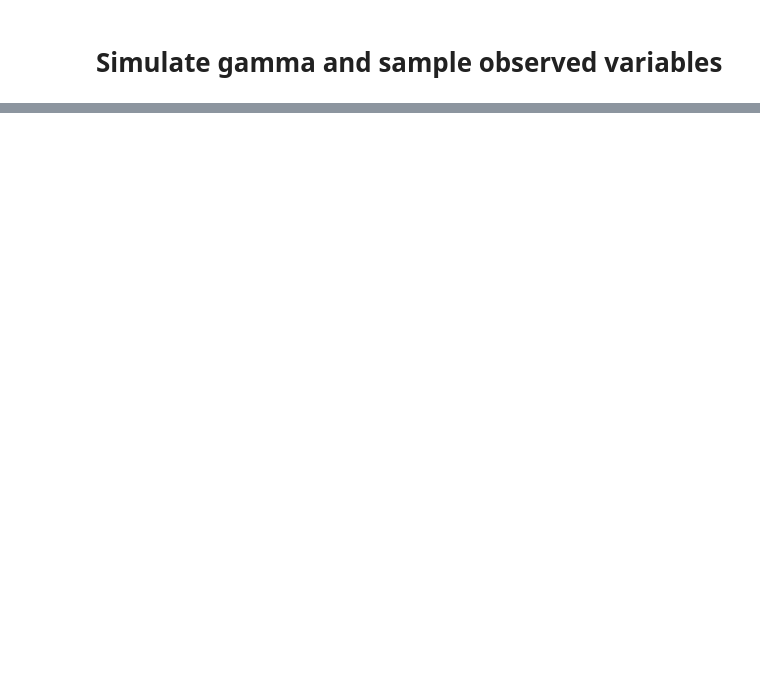
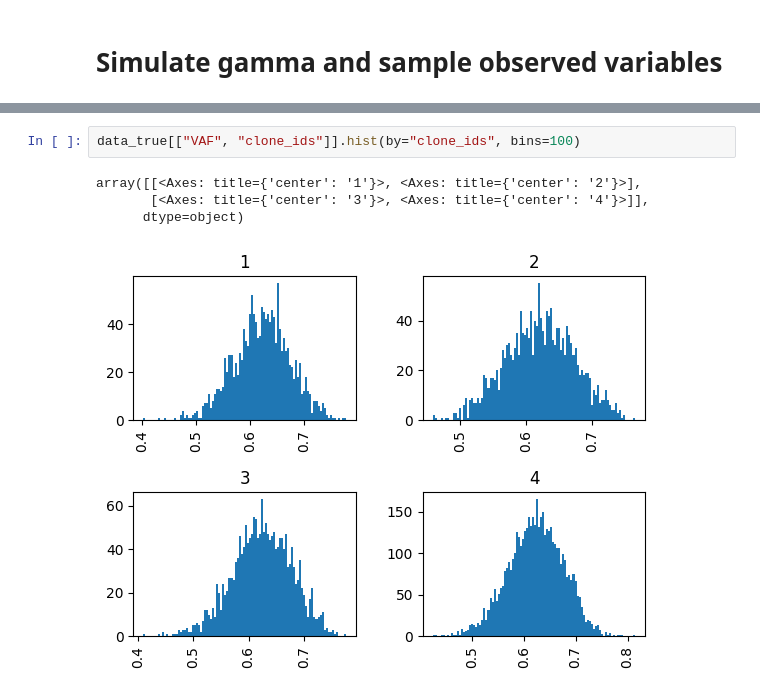
Before and after one commit to elena-buscaroli/snv_caller, a Jupyter notebook: binomial_lik/simulation.ipynb, the cells around one changed output, grey strips where cells are left out. Saved outputs shown, nothing was run; the diff lists cells and outputs as text; blank space fills up the shorter version.

```diff
--- a/binomial_lik/simulation.ipynb
+++ b/binomial_lik/simulation.ipynb
@@ -193 +211,8 @@ frequencies
+# %%
+data_true[["VAF", "clone_ids"]].hist(by="clone_ids", bins=100)
+# %% [output]
+array([[<Axes: title={'center': '1'}>, <Axes: title={'center': '2'}>],
+       [<Axes: title={'center': '3'}>, <Axes: title={'center': '4'}>]],
+      dtype=object)
+[figure, added]
 # %%
```
Also changed, not shown: parts of 20 cells of this notebook, 3 other files.
